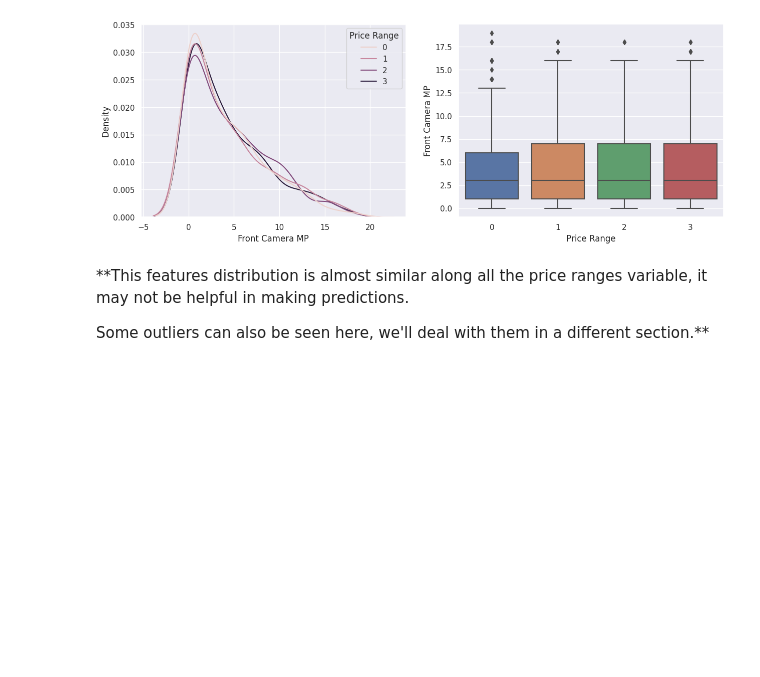
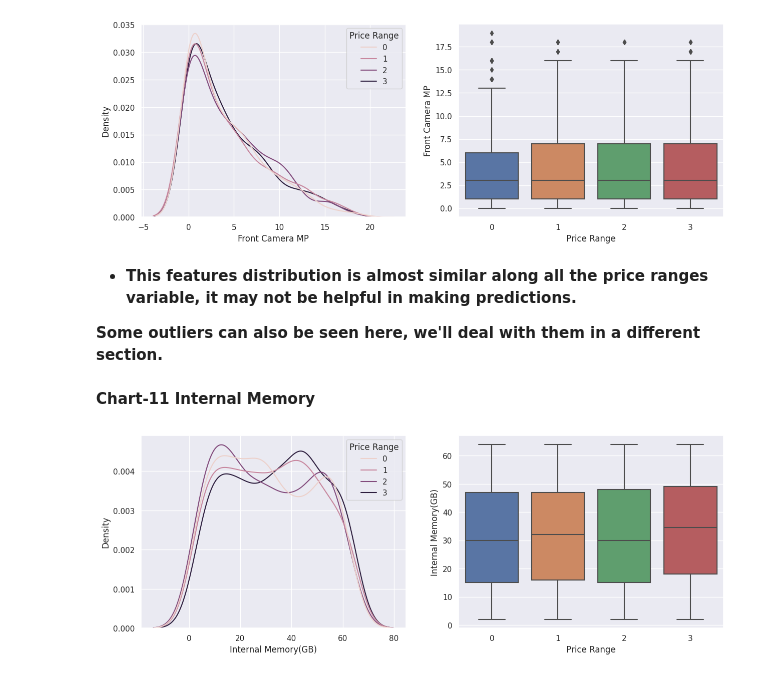
Before and after one commit to atulchune/Mobile-price-range-Prediction, a Jupyter notebook: Mobile_Price_Range_Prediction.ipynb, the cells around one changed output. Cells and saved outputs as stored; diff of their text form; code cells hidden in the pictures; blank space fills up the shorter version.

Commit message:
EDA 15 CHARTS

```diff
--- a/Mobile_Price_Range_Prediction.ipynb
+++ b/Mobile_Price_Range_Prediction.ipynb
@@ -568,6 +568,15 @@ plt.show()
 # %% [output]
 [figure]
 # %% [markdown]
-**This features distribution is almost similar along all the price ranges variable, it may not be helpful in making predictions.
+* **This features distribution is almost similar along all the price ranges variable, it may not be helpful in making predictions.**
 
-Some outliers can also be seen here, we'll deal with them in a different section.**
+**Some outliers can also be seen here, we'll deal with them in a different section.**
+# %% [markdown]
+**Chart-11 Internal Memory**
+# %%
+fig, axs = plt.subplots(1,2, figsize=(15,5))
+sns.kdeplot(data=df, x='Internal Memory(GB)', hue='Price Range', ax=axs[0])
+sns.boxplot(data=df, x='Price Range', y='Internal Memory(GB)', ax=axs[1])
+plt.show()
+# %% [output]
+[figure, added]
```
Also changed, not shown: parts of 21 cells of this notebook.
